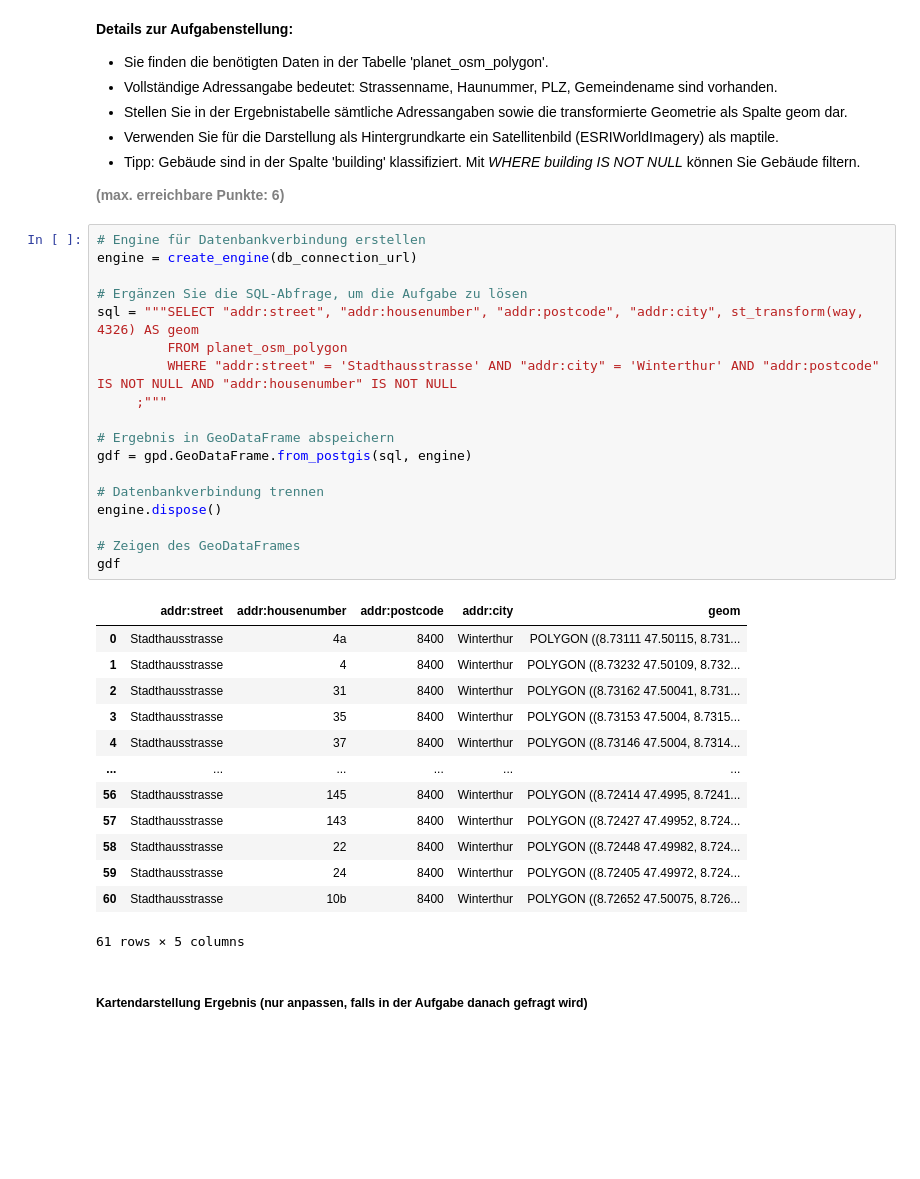
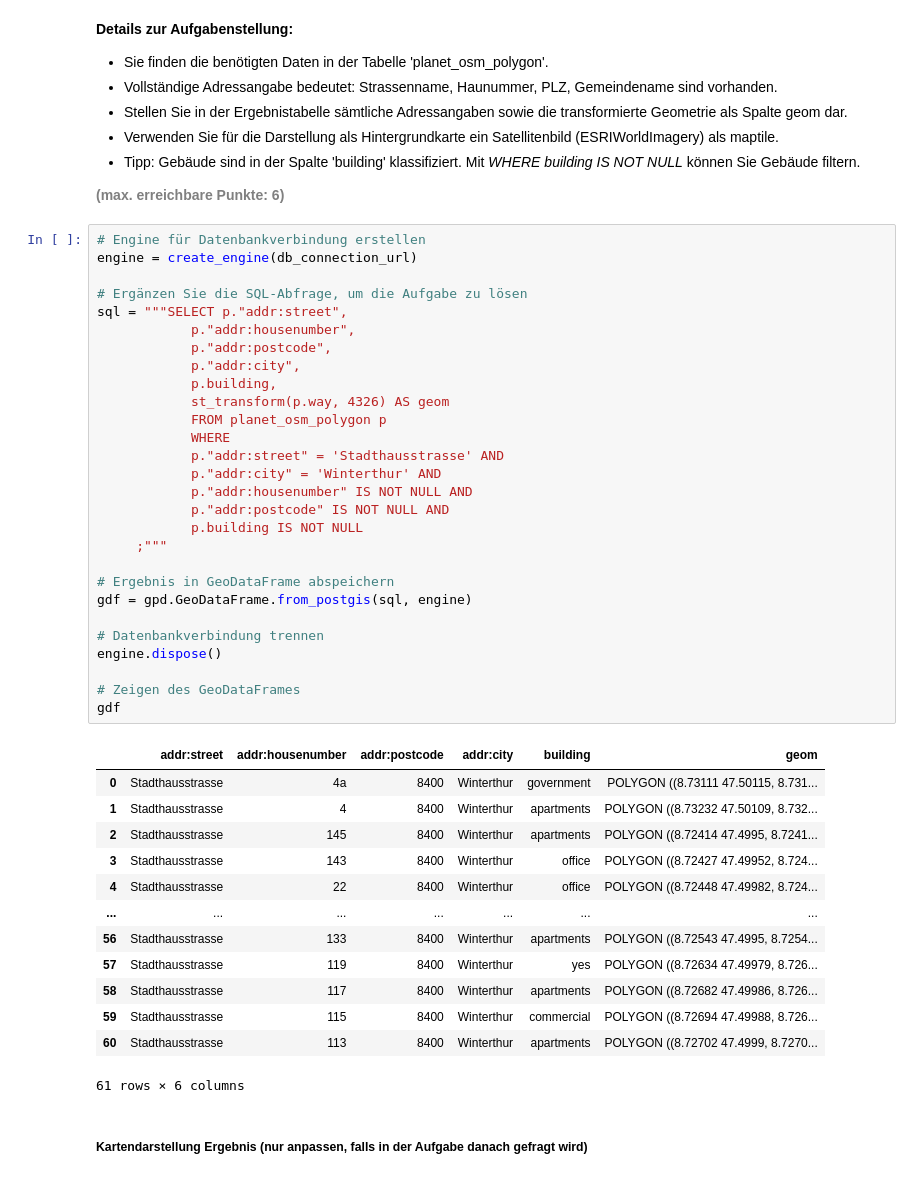
Before and after one commit to zempcol1/python_postgresql_postgis, a Jupyter notebook: HS24 EXAM/AP03_Management_Raeumliche_Daten.ipynb, the cells around one changed output. Cells and saved outputs as stored; diff of their text form; blank space fills up the shorter version.

```diff
--- a/HS24 EXAM/AP03_Management_Raeumliche_Daten.ipynb
+++ b/HS24 EXAM/AP03_Management_Raeumliche_Daten.ipynb
@@ -291,35 +291,45 @@ m
 # %%
 # Engine für Datenbankverbindung erstellen
 engine = create_engine(db_connection_url)
 
 # Ergänzen Sie die SQL-Abfrage, um die Aufgabe zu lösen
-sql = """SELECT "addr:street", "addr:housenumber", "addr:postcode", "addr:city", st_transform(way, 4326) AS geom
-         FROM planet_osm_polygon
-         WHERE "addr:street" = 'Stadthausstrasse' AND "addr:city" = 'Winterthur' AND "addr:postcode" IS NOT NULL AND "addr:housenumber" IS NOT NULL
+sql = """SELECT p."addr:street",
+            p."addr:housenumber",
+            p."addr:postcode",
+            p."addr:city",
+            p.building,
+            st_transform(p.way, 4326) AS geom
+            FROM planet_osm_polygon p
+            WHERE
+            p."addr:street" = 'Stadthausstrasse' AND
+            p."addr:city" = 'Winterthur' AND
+            p."addr:housenumber" IS NOT NULL AND
+            p."addr:postcode" IS NOT NULL AND
+            p.building IS NOT NULL
      ;"""
 
 # Ergebnis in GeoDataFrame abspeichern
 gdf = gpd.GeoDataFrame.from_postgis(sql, engine)
 
 # Datenbankverbindung trennen
 engine.dispose()
 
 # Zeigen des GeoDataFrames
 gdf
 # %% [output]
-|  | addr:street | addr:housenumber | addr:postcode | addr:city | geom |
-| 0 | Stadthausstrasse | 4a | 8400 | Winterthur | POLYGON ((8.73111 47.50115, 8.731... |
-| 1 | Stadthausstrasse | 4 | 8400 | Winterthur | POLYGON ((8.73232 47.50109, 8.732... |
-| 2 | Stadthausstrasse | 31 | 8400 | Winterthur | POLYGON ((8.73162 47.50041, 8.731... |
-| 3 | Stadthausstrasse | 35 | 8400 | Winterthur | POLYGON ((8.73153 47.5004, 8.7315... |
-| 4 | Stadthausstrasse | 37 | 8400 | Winterthur | POLYGON ((8.73146 47.5004, 8.7314... |
-| ... | ... | ... | ... | ... | ... |
-| 56 | Stadthausstrasse | 145 | 8400 | Winterthur | POLYGON ((8.72414 47.4995, 8.7241... |
-| 57 | Stadthausstrasse | 143 | 8400 | Winterthur | POLYGON ((8.72427 47.49952, 8.724... |
-| 58 | Stadthausstrasse | 22 | 8400 | Winterthur | POLYGON ((8.72448 47.49982, 8.724... |
-| 59 | Stadthausstrasse | 24 | 8400 | Winterthur | POLYGON ((8.72405 47.49972, 8.724... |
-| 60 | Stadthausstrasse | 10b | 8400 | Winterthur | POLYGON ((8.72652 47.50075, 8.726... |
+|  | addr:street | addr:housenumber | addr:postcode | addr:city | building | geom |
+| 0 | Stadthausstrasse | 4a | 8400 | Winterthur | government | POLYGON ((8.73111 47.50115, 8.731... |
+| 1 | Stadthausstrasse | 4 | 8400 | Winterthur | apartments | POLYGON ((8.73232 47.50109, 8.732... |
+| 2 | Stadthausstrasse | 145 | 8400 | Winterthur | apartments | POLYGON ((8.72414 47.4995, 8.7241... |
+| 3 | Stadthausstrasse | 143 | 8400 | Winterthur | office | POLYGON ((8.72427 47.49952, 8.724... |
+| 4 | Stadthausstrasse | 22 | 8400 | Winterthur | office | POLYGON ((8.72448 47.49982, 8.724... |
+| ... | ... | ... | ... | ... | ... | ... |
+| 56 | Stadthausstrasse | 133 | 8400 | Winterthur | apartments | POLYGON ((8.72543 47.4995, 8.7254... |
+| 57 | Stadthausstrasse | 119 | 8400 | Winterthur | yes | POLYGON ((8.72634 47.49979, 8.726... |
+| 58 | Stadthausstrasse | 117 | 8400 | Winterthur | apartments | POLYGON ((8.72682 47.49986, 8.726... |
+| 59 | Stadthausstrasse | 115 | 8400 | Winterthur | commercial | POLYGON ((8.72694 47.49988, 8.726... |
+| 60 | Stadthausstrasse | 113 | 8400 | Winterthur | apartments | POLYGON ((8.72702 47.4999, 8.7270... |
-61 rows × 5 columns
+61 rows × 6 columns
 # %% [markdown]
 ##### <b>Kartendarstellung Ergebnis (nur anpassen, falls in der Aufgabe danach gefragt wird)</b>
 # %%
```
Also changed, not shown: parts of 11 cells of this notebook, 2 other files.
